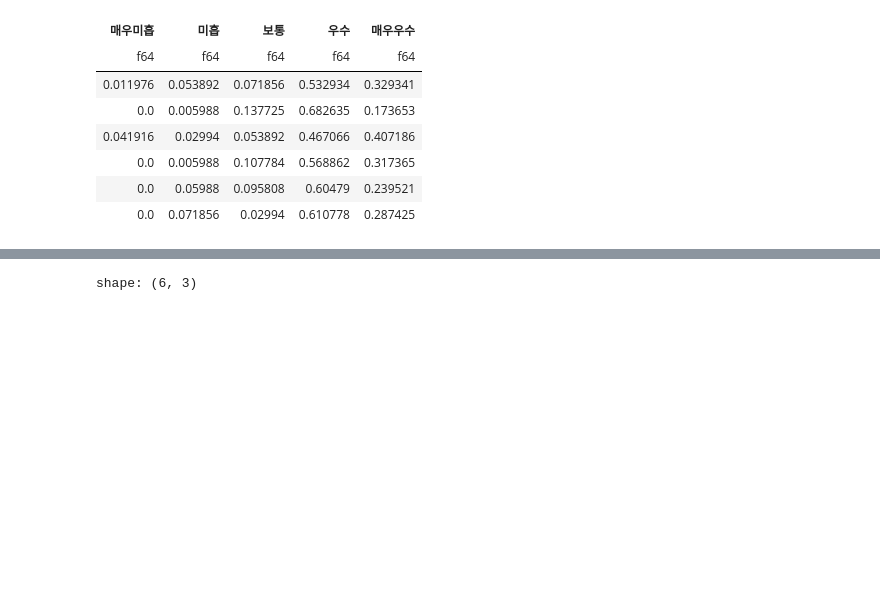
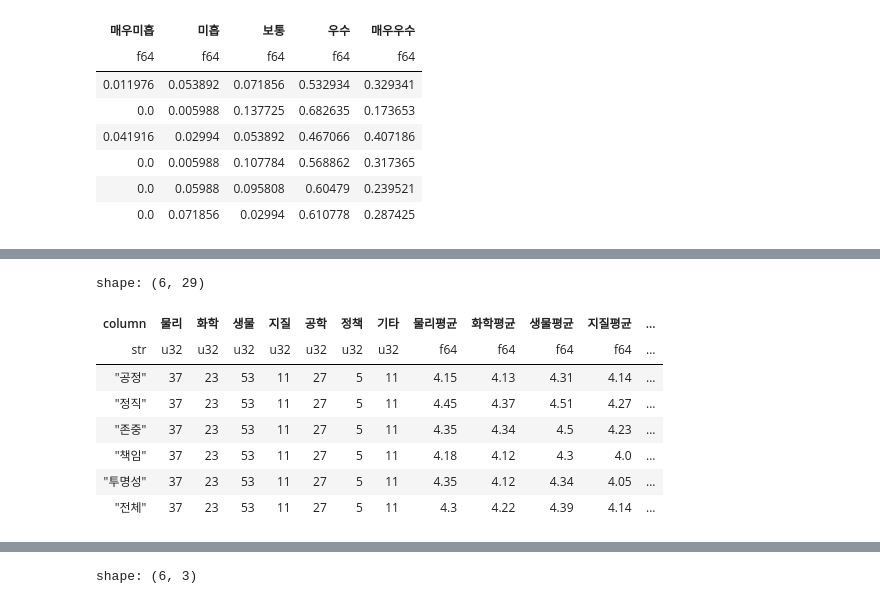
Before and after one commit to hyeonjang/KIOST, a Jupyter notebook: code/5_research_ethics_score.ipynb, the cells around one changed output, grey strips where cells are left out. Cells and saved outputs as stored; diff of their text form; code cells hidden in the pictures; blank space fills up the shorter version.

```diff
--- a/code/5_research_ethics_score.ipynb
+++ b/code/5_research_ethics_score.ipynb
@@ -411,46 +528,42 @@ anova_research_experience = pl.DataFrame({
 # %%
 #
 # 6) 연구분야
 #
 
 research_field = "Q47"
 by_area_per_research_field = group_per_personal(research_field)
 
 count = compute_group_personality_by_callback(by_area_per_research_field, research_field, pl.count).rename({"column_0": "물리", "column_1": "화학", "column_2": "생물", "column_3": "지질", "column_4": "공학", "column_5": "정책", "column_6": "기타"})
 pct = count.select(
     pl.col("column"),
-    pl.col("물리") / (pl.col("물리") + pl.col("화학") + pl.col("생물") + pl.col("지질") + pl.col("공학") + pl.col("정책") + pl.col("기타")),
-    pl.col("화학") / (pl.col("물리") + pl.col("화학") + pl.col("생물") + pl.col("지질") + pl.col("공학") + pl.col("정책") + pl.col("기타")),
-    pl.col("생물") / (pl.col("물리") + pl.col("화학") + pl.col("생물") + pl.col("지질") + pl.col("공학") + pl.col("정책") + pl.col("기타")),
-    pl.col("지질") / (pl.col("물리") + pl.col("화학") + pl.col("생물") + pl.col("지질") + pl.col("공학") + pl.col("정책") + pl.col("기타")),
-    pl.col("공학") / (pl.col("물리") + pl.col("화학") + pl.col("생물") + pl.col("지질") + pl.col("공학") + pl.col("정책") + pl.col("기타")),
-    pl.col("정책") / (pl.col("물리") + pl.col("화학") + pl.col("생물") + pl.col("지질") + pl.col("공학") + pl.col("정책") + pl.col("기타")),
-    pl.col("기타") / (pl.col("물리") + pl.col("화학") + pl.col("생물") + pl.col("지질") + pl.col("공학") + pl.col("정책") + pl.col("기타")),
+    pl.col("물리") / (pl.col("물리") + pl.col("화학") + pl.col("생물") + pl.col("지질") + pl.col("공학") + pl.col("정책") + pl.col("기타")).round(2),
+    pl.col("화학") / (pl.col("물리") + pl.col("화학") + pl.col("생물") + pl.col("지질") + pl.col("공학") + pl.col("정책") + pl.col("기타")).round(2),
+    pl.col("생물") / (pl.col("물리") + pl.col("화학") + pl.col("생물") + pl.col("지질") + pl.col("공학") + pl.col("정책") + pl.col("기타")).round(2),
+    pl.col("지질") / (pl.col("물리") + pl.col("화학") + pl.col("생물") + pl.col("지질") + pl.col("공학") + pl.col("정책") + pl.col("기타")).round(2),
+    pl.col("공학") / (pl.col("물리") + pl.col("화학") + pl.col("생물") + pl.col("지질") + pl.col("공학") + pl.col("정책") + pl.col("기타")).round(2),
+    pl.col("정책") / (pl.col("물리") + pl.col("화학") + pl.col("생물") + pl.col("지질") + pl.col("공학") + pl.col("정책") + pl.col("기타")).round(2),
+    pl.col("기타") / (pl.col("물리") + pl.col("화학") + pl.col("생물") + pl.col("지질") + pl.col("공학") + pl.col("정책") + pl.col("기타")).round(2),
 )
 mean = compute_group_personality_by_callback(by_area_per_research_field, research_field, pl.mean).rename({"column_0": "물리평균", "column_1": "화학평균", "column_2": "생물평균", "column_3": "지질평균", "column_4": "공학평균", "column_5": "정책평균", "column_6": "기타평균"})
 std = compute_group_personality_by_callback(by_area_per_research_field, research_field, pl.std).rename({"column_0": "물리표준편차", "column_1": "화학표준편차", "column_2": "생물표준편차", "column_3": "지질표준편차", "column_4": "공학표준편차", "column_5": "정책표준편차", "column_6": "기타표준편차"})
 
 all = count.join(
     mean, on="column", how="inner",
 ).join(
     pct, on="column", how="inner"
 ).join(
     std, on="column", how="inner"
 )
 
 all.write_csv("figure/5/라_6_연구분야_조사_대상별_차이_검정_통계량.csv", include_bom=True)
-
-field_1 = by_area_per_research_field.filter(pl.col(research_field) == 1).select(pl_components)
-field_2 = by_area_per_research_field.filter(pl.col(research_field) == 2).select(pl_components)
-field_3 = by_area_per_research_field.filter(pl.col(research_field) == 3).select(pl_components)
-field_4 = by_area_per_research_field.filter(pl.col(research_field) == 4).select(pl_components)
-field_5 = by_area_per_research_field.filter(pl.col(research_field) == 5).select(pl_components)
-field_6 = by_area_per_research_field.filter(pl.col(research_field) == 6).select(pl_components)
-field_7 = by_area_per_research_field.filter(pl.col(research_field) == 7).select(pl_components)
-
-anova = stats.f_oneway(field_1, field_2, field_3, field_4, field_5, field_6, field_7)
-anova_research_field = pl.DataFrame({
-    "component": components,
-    "f-value": anova[0],
-    "p-value": anova[1],
-}).write_csv("figure/5/라_6_연구분야_조사_대상별_차이_검정_anova.csv", include_bom=True)
+all
+# %% [output]
+shape: (6, 29)
+| column | 물리 | 화학 | 생물 | 지질 | 공학 | 정책 | 기타 | 물리평균 | 화학평균 | 생물평균 | 지질평균 | ... |
+| str | u32 | u32 | u32 | u32 | u32 | u32 | u32 | f64 | f64 | f64 | f64 | ... |
+| "공정" | 37 | 23 | 53 | 11 | 27 | 5 | 11 | 4.15 | 4.13 | 4.31 | 4.14 | ... |
+| "정직" | 37 | 23 | 53 | 11 | 27 | 5 | 11 | 4.45 | 4.37 | 4.51 | 4.27 | ... |
+| "존중" | 37 | 23 | 53 | 11 | 27 | 5 | 11 | 4.35 | 4.34 | 4.5 | 4.23 | ... |
+| "책임" | 37 | 23 | 53 | 11 | 27 | 5 | 11 | 4.18 | 4.12 | 4.3 | 4.0 | ... |
+| "투명성" | 37 | 23 | 53 | 11 | 27 | 5 | 11 | 4.35 | 4.12 | 4.34 | 4.05 | ... |
+| "전체" | 37 | 23 | 53 | 11 | 27 | 5 | 11 | 4.3 | 4.22 | 4.39 | 4.14 | ... |
```
Also changed, not shown: parts of 16 cells of this notebook, 19 other files.
